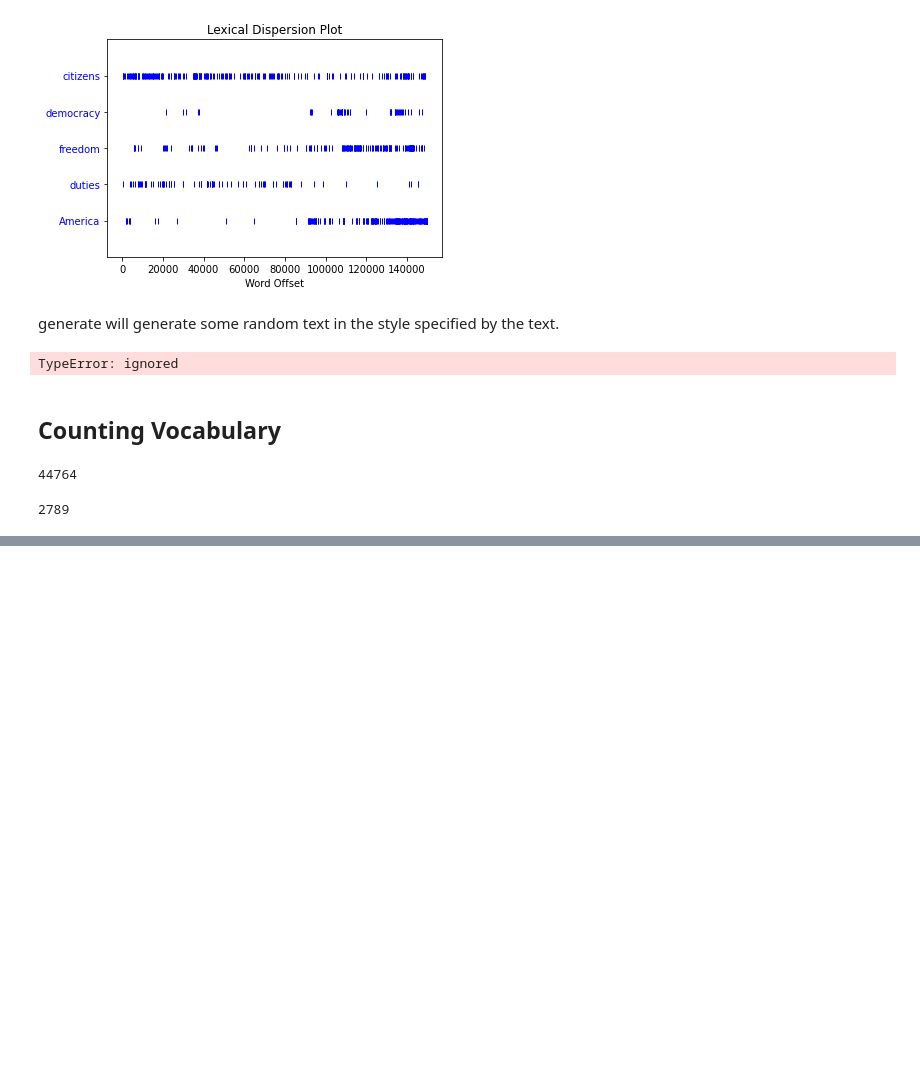
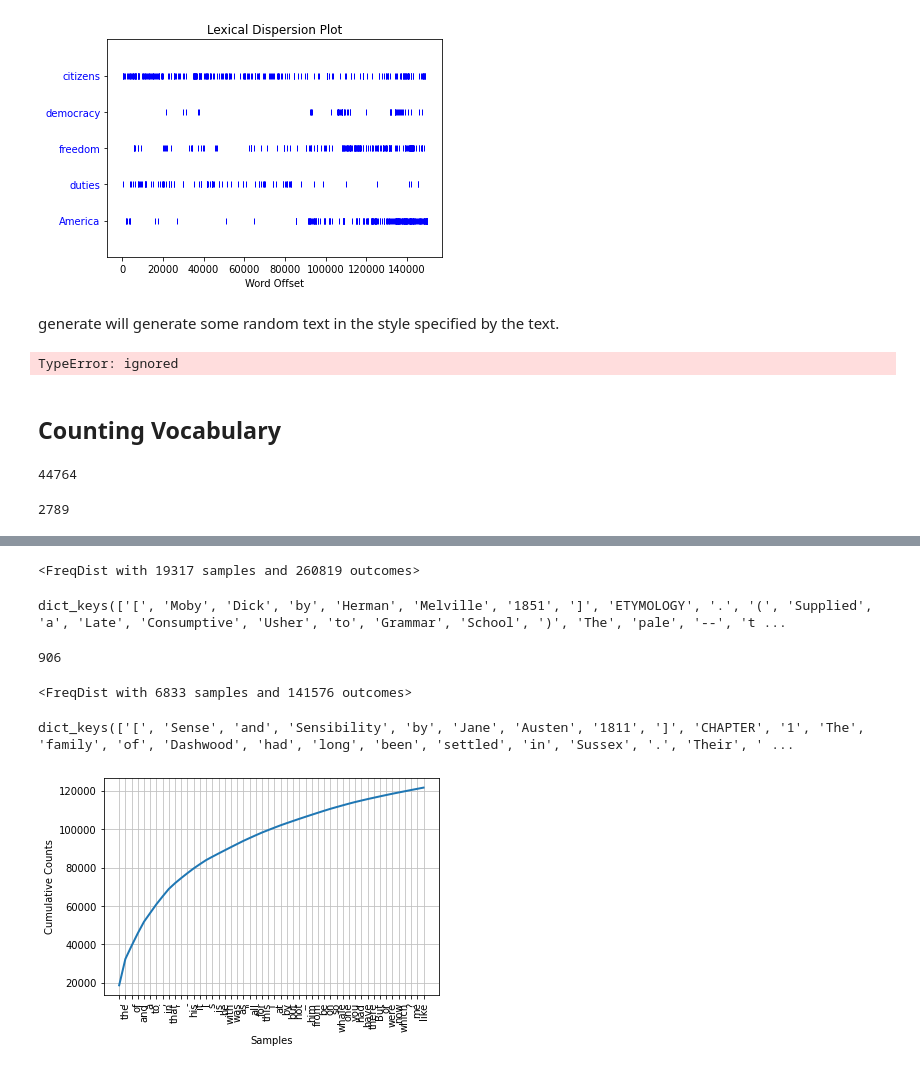
Before and after one commit to urvashiramdasani/NLP, a Jupyter notebook: Natural Language Processing with Python/Chapter_1_Language_Processing_and_Python.ipynb, the cells around one changed output, grey strips where cells are left out. Cells and saved outputs as stored; diff of their text form; code cells hidden in the pictures; blank space fills up the shorter version.

```diff
--- a/Natural Language Processing with Python/Chapter_1_Language_Processing_and_Python.ipynb
+++ b/Natural Language Processing with Python/Chapter_1_Language_Processing_and_Python.ipynb
@@ -266,0 +307,32 @@ len(sorted(set(text3))) # 2789 word types. A word type is the form or spelling o
+# %%
+# Frequency Distribution
+
+fdist1 = FreqDist(text1)
+print(fdist1)
+# %% [output]
+<FreqDist with 19317 samples and 260819 outcomes>
+# %%
+vocabulary1 = fdist1.keys()
+vocabulary1
+# %% [output]
+dict_keys(['[', 'Moby', 'Dick', 'by', 'Herman', 'Melville', '1851', ']', 'ETYMOLOGY', '.', '(', 'Supplied', 'a', 'Late', 'Consumptive', 'Usher', 'to', 'Grammar', 'School', ')', 'The', 'pale', '--', 't ...
+# %%
+fdist1['whale'] # Returns the frequency of the word specified
+# %% [output]
+906
+# %%
+fdist2 = FreqDist(text2)
+print(fdist2)
+# %% [output]
+<FreqDist with 6833 samples and 141576 outcomes>
+# %%
+vocabulary2 = fdist2.keys()
+vocabulary2
+# %% [output]
+dict_keys(['[', 'Sense', 'and', 'Sensibility', 'by', 'Jane', 'Austen', '1811', ']', 'CHAPTER', '1', 'The', 'family', 'of', 'Dashwood', 'had', 'long', 'been', 'settled', 'in', 'Sussex', '.', 'Their', ' ...
+# %%
+# Cumulative Frequency Plot
+
+fdist1.plot(50, cumulative = True)
+# %% [output]
+[figure, added]
```
Also changed, not shown: parts of 17 cells of this notebook.
